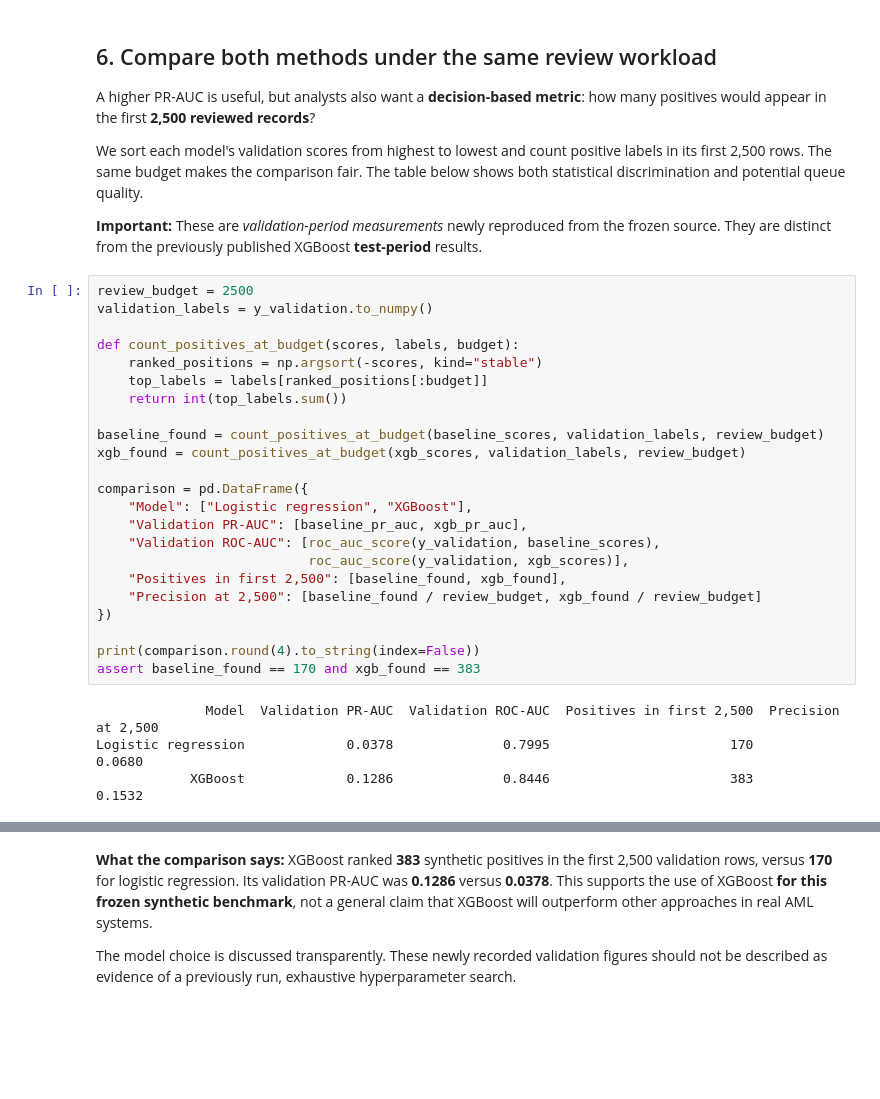
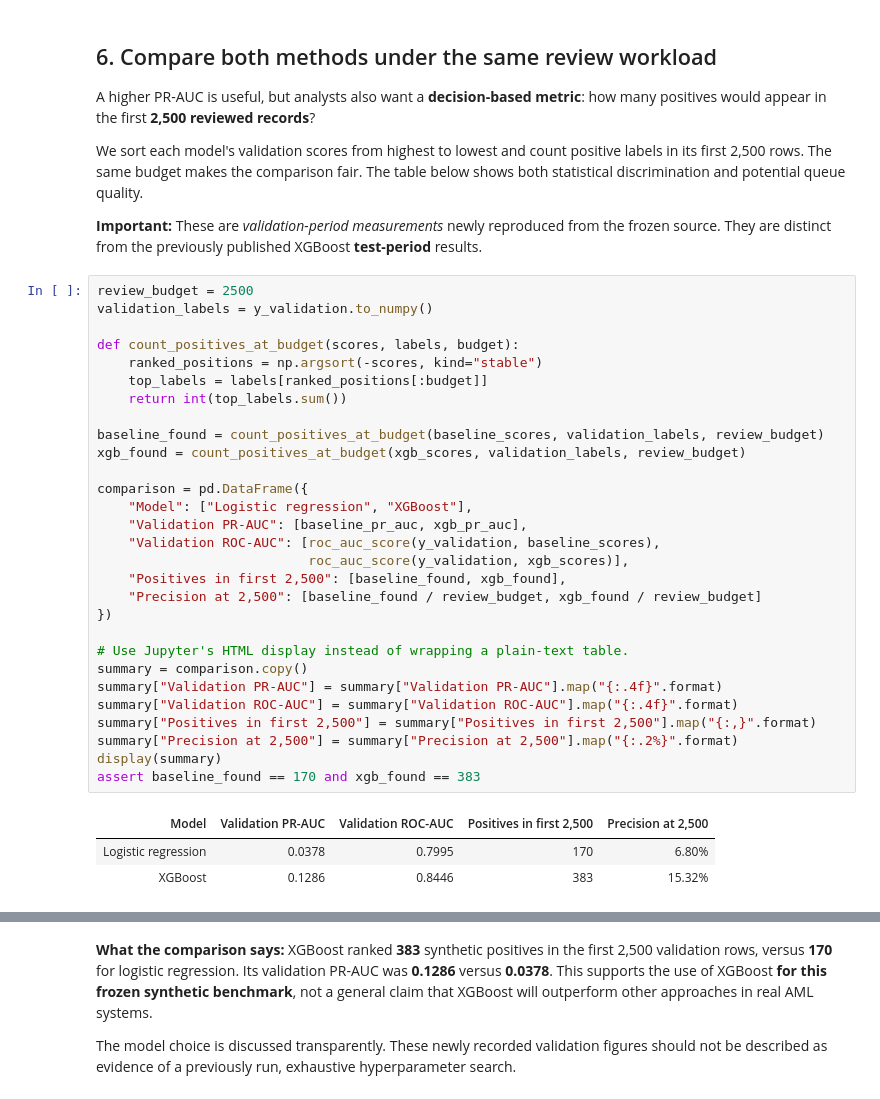
Before and after one commit to mohammedmia1/AML_Data_Science_Project, a Jupyter notebook: notebooks/AML_Model_Development.ipynb, the cells around one changed output, grey strips where cells are left out. Drawn from its saved outputs; the diff is of its cells as text; blank space fills up the shorter version.

```diff
--- a/notebooks/AML_Model_Development.ipynb
+++ b/notebooks/AML_Model_Development.ipynb
@@ -203,27 +209,33 @@ We sort each model's validation scores from highest to lowest and count positive
 # %%
 review_budget = 2500
 validation_labels = y_validation.to_numpy()
 
 def count_positives_at_budget(scores, labels, budget):
     ranked_positions = np.argsort(-scores, kind="stable")
     top_labels = labels[ranked_positions[:budget]]
     return int(top_labels.sum())
 
 baseline_found = count_positives_at_budget(baseline_scores, validation_labels, review_budget)
 xgb_found = count_positives_at_budget(xgb_scores, validation_labels, review_budget)
 
 comparison = pd.DataFrame({
     "Model": ["Logistic regression", "XGBoost"],
     "Validation PR-AUC": [baseline_pr_auc, xgb_pr_auc],
     "Validation ROC-AUC": [roc_auc_score(y_validation, baseline_scores),
                            roc_auc_score(y_validation, xgb_scores)],
     "Positives in first 2,500": [baseline_found, xgb_found],
     "Precision at 2,500": [baseline_found / review_budget, xgb_found / review_budget]
 })
 
-print(comparison.round(4).to_string(index=False))
+# Use Jupyter's HTML display instead of wrapping a plain-text table.
+summary = comparison.copy()
+summary["Validation PR-AUC"] = summary["Validation PR-AUC"].map("{:.4f}".format)
+summary["Validation ROC-AUC"] = summary["Validation ROC-AUC"].map("{:.4f}".format)
+summary["Positives in first 2,500"] = summary["Positives in first 2,500"].map("{:,}".format)
+summary["Precision at 2,500"] = summary["Precision at 2,500"].map("{:.2%}".format)
+display(summary)
 assert baseline_found == 170 and xgb_found == 383
 # %% [output]
-              Model  Validation PR-AUC  Validation ROC-AUC  Positives in first 2,500  Precision at 2,500
-Logistic regression             0.0378              0.7995                       170              0.0680
-            XGBoost             0.1286              0.8446                       383              0.1532
+| Model | Validation PR-AUC | Validation ROC-AUC | Positives in first 2,500 | Precision at 2,500 |
+| Logistic regression | 0.0378 | 0.7995 | 170 | 6.80% |
+| XGBoost | 0.1286 | 0.8446 | 383 | 15.32% |
```
Also changed, not shown: parts of 8 cells of this notebook, 2 other files.
